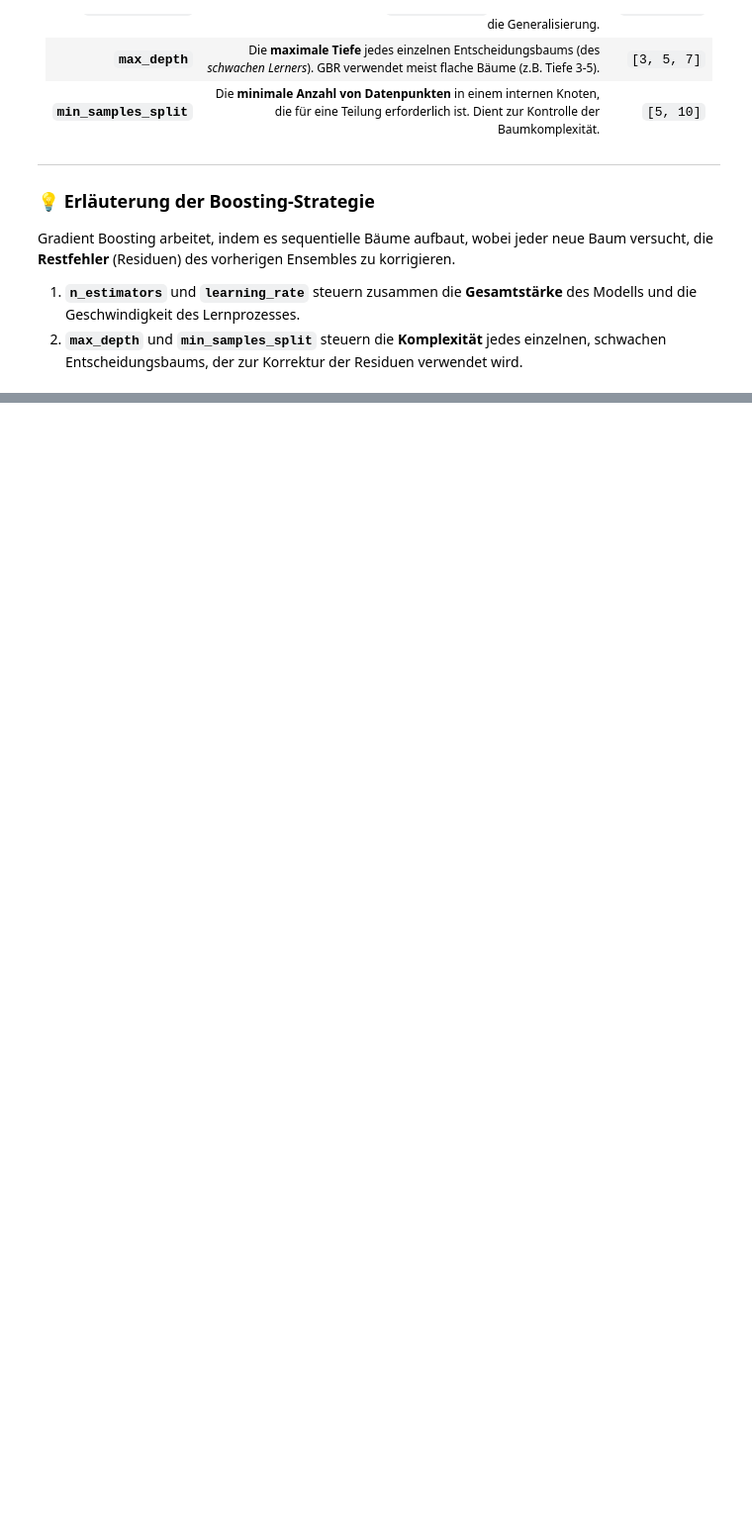
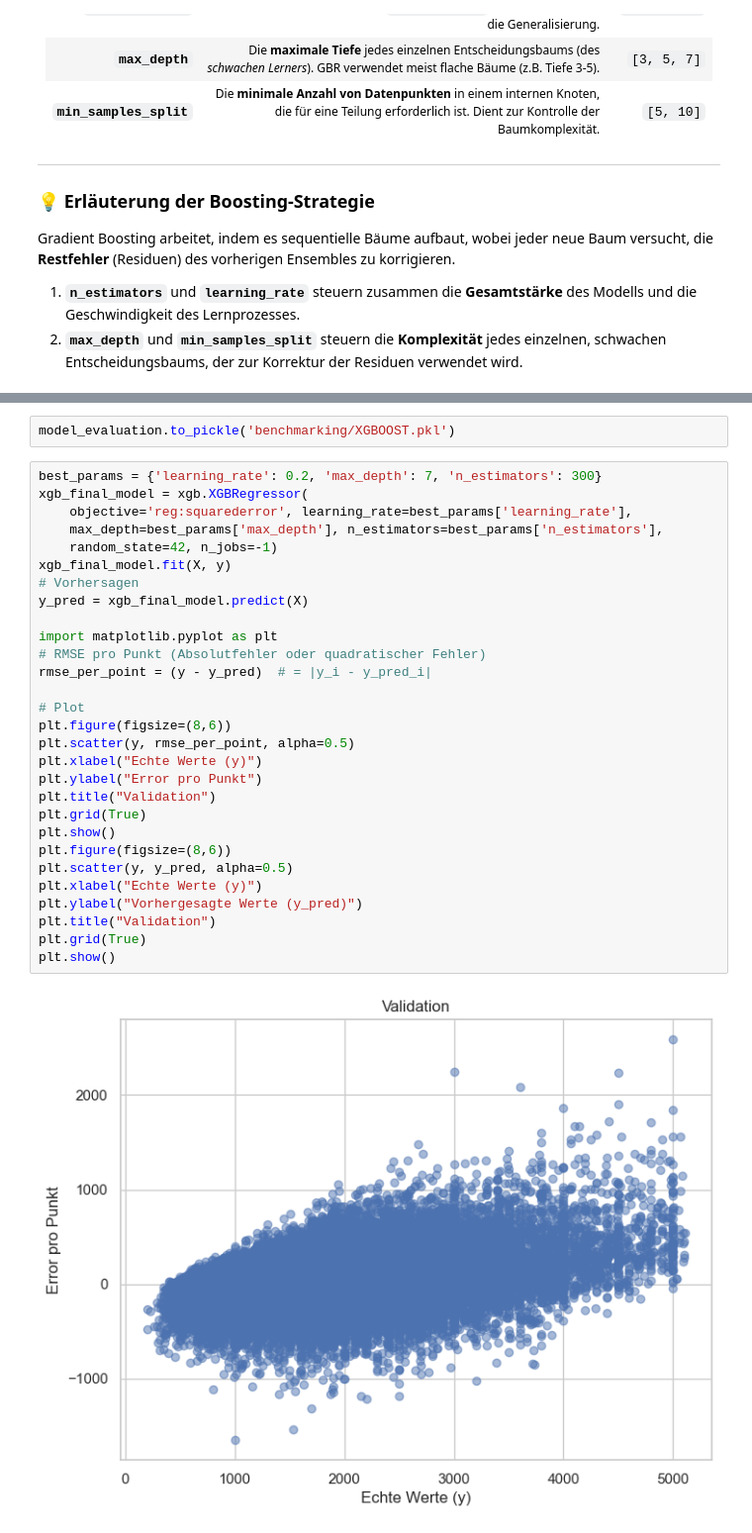
Before and after one commit to FelixFritz02/DataProject-WS-25-26, a Jupyter notebook: gradientboosting.ipynb, the cells around one changed output, grey strips where cells are left out. Shown at 99% size. Cells and saved outputs as stored; diff of their text form; blank space fills up the shorter version.

```diff
--- a/gradientboosting.ipynb
+++ b/gradientboosting.ipynb
@@ -78,0 +127,33 @@ model_evaluation
+# %%
+model_evaluation.to_pickle('benchmarking/XGBOOST.pkl')
+# %%
+best_params = {'learning_rate': 0.2, 'max_depth': 7, 'n_estimators': 300}
+xgb_final_model = xgb.XGBRegressor(
+    objective='reg:squarederror', learning_rate=best_params['learning_rate'],
+    max_depth=best_params['max_depth'], n_estimators=best_params['n_estimators'],
+    random_state=42, n_jobs=-1)
+xgb_final_model.fit(X, y)
+# Vorhersagen
+y_pred = xgb_final_model.predict(X)
+
+import matplotlib.pyplot as plt
+# RMSE pro Punkt (Absolutfehler oder quadratischer Fehler)
+rmse_per_point = (y - y_pred)  # = |y_i - y_pred_i|
+
+# Plot
+plt.figure(figsize=(8,6))
+plt.scatter(y, rmse_per_point, alpha=0.5)
+plt.xlabel("Echte Werte (y)")
+plt.ylabel("Error pro Punkt")
+plt.title("Validation")
+plt.grid(True)
+plt.show()
+plt.figure(figsize=(8,6))
+plt.scatter(y, y_pred, alpha=0.5)
+plt.xlabel("Echte Werte (y)")
+plt.ylabel("Vorhergesagte Werte (y_pred)")
+plt.title("Validation")
+plt.grid(True)
+plt.show()
+# %% [output]
+[figure, added]
```
Also changed, not shown: parts of 5 cells of this notebook, 5 other files.
